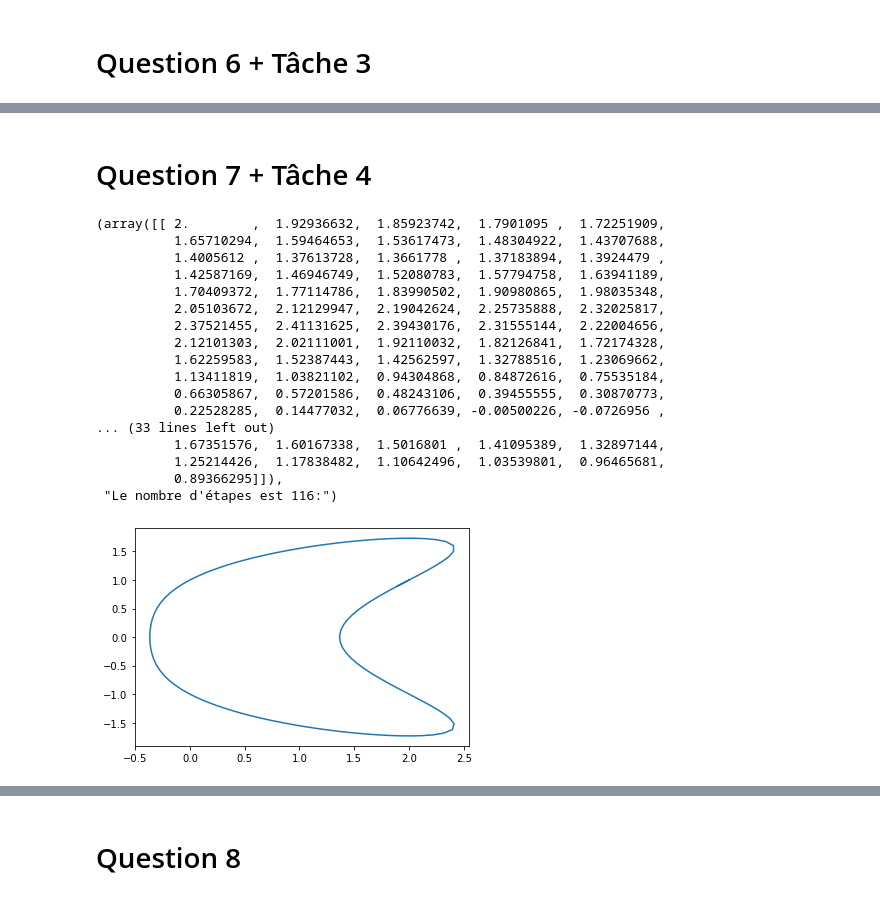
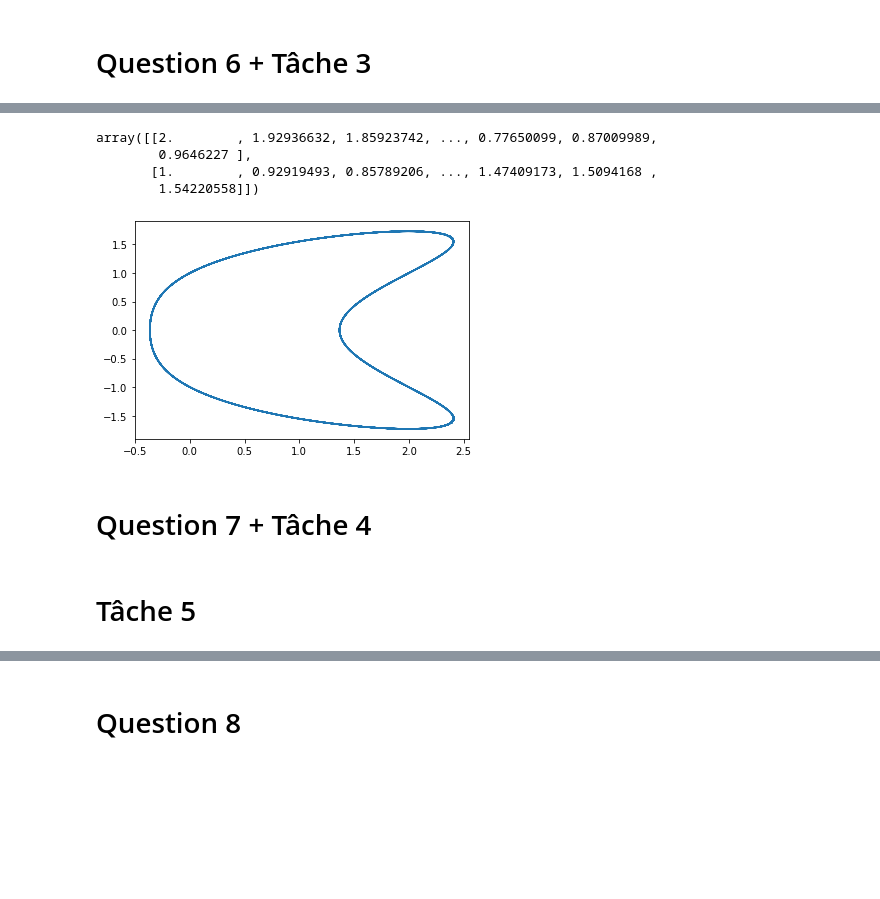
Before and after one commit to HugoDLM/Projet-numerique, a Jupyter notebook: Devoir.ipynb, the cells around one changed output, grey strips where cells are left out. Saved outputs shown, nothing was run; the diff lists cells and outputs as text; code cells hidden in the pictures; blank space fills up the shorter version.

Commit message:
Q6+Q8 et Tâches 7,8

```diff
--- a/Devoir.ipynb
+++ b/Devoir.ipynb
@@ -167,10 +167,10 @@ x1,y1,x2,y2,x0,y0=[],[],[],[],[],[]
 for k in range(10):
     for j in range(10):
         try:
-            if abs(Newton(F1,x[k],x[j],eps,N)[0]- Newton(F1,0.8,0.8,eps,N)[0])<0.1:
+            if abs(Newton(F1,x[k],x[j])[0]- Newton(F1,0.8,0.8)[0])<0.1:
                 x1.append(x[k])
                 y1.append(x[j])
-            elif abs(Newton(F1,x[k],x[j],eps,N)[0]- Newton(F1,-0.5,-0.5,eps,N)[0])<0.1:
+            elif abs(Newton(F1,x[k],x[j])[0]- Newton(F1,-0.5,-0.5)[0])<0.1:
                 x2.append(x[k])
                 y2.append(x[j])
         except:
@@ -198,33 +217,41 @@ Question 6 + Tâche 3
 # %%
 c=2.0
 
 def level_curve(f, x0, y0, delta=0.1, N=1000, eps=eps):
     a, b = x0, y0
     def F(x,y):
         return np.array([f(x,y)-c,(x-a)**2+(y-b)**2-delta**2])
     tableau = np.zeros((2,N),float)
     tableau[0][0],tableau[1][0]=x0,y0
     etapes = 0
     while etapes<N-1:
         etapes+=1
         a,b=x0,y0
         #Initialisation pour une recherche "à droite"
-        x1,y1=x0+(1/numpy.linalg.norm(grad(f)(x0,y0)))**(-1)*grad(f)(x0,y0)[1]*delta/10,y0-(1/numpy.linalg.norm(grad(f)(x0,y0)))**(-1)*grad(f)(x0,y0)[0]*delta/10
+        dx = (1/numpy.linalg.norm(grad(f)(x0,y0)))**(-1)*grad(f)(x0,y0)[1]*delta/10
+        dy = -(1/numpy.linalg.norm(grad(f)(x0,y0)))**(-1)*grad(f)(x0,y0)[0]*delta/10
+        x1,y1=x0+dx,y0+dy
         x1,y1=Newton(F,x1,y1,eps,100)
         tableau[0][etapes]=x1
         tableau[1][etapes]=y1
         #Vérification du point
         p=((1/numpy.linalg.norm(grad(f)(x0,y0)))**(-1))*(grad(f)(x0,y0)[1]*(x1-x0)-grad(f)(x0,y0)[0]*(y1-y0))
         if p<=0:
             return 'error'
         x0,y0=x1,y1
     x=tableau[0]
     y=tableau[1]
     plt.plot(x,y)
     plt.show
     return tableau
 
-level_curve(f2,2.0,1.0,0.1,1000,eps)
+level_curve(f2,2.0,1.0)
+# %% [output]
+array([[2.        , 1.92936632, 1.85923742, ..., 0.77650099, 0.87009989,
+        0.9646227 ],
+       [1.        , 0.92919493, 0.85789206, ..., 1.47409173, 1.5094168 ,
+        1.54220558]])
+[figure, added]
 # %% [markdown]
 Question 7 + Tâche 4
 ==
@@ -259,7 +286,7 @@ def test_inter(tableau,etapes,x,y):
 
 
 
-def level_curve(f, x0, y0, delta=0.1, N=1000, eps=eps):
+def level_curve_optimized(f, x0, y0, delta=0.1, N=1000, eps=eps):
     a,b=x0,y0
     def F(x,y):
         return np.array([f(x,y)-c,(x-a)**2+(y-b)**2-delta**2])
@@ -268,11 +295,11 @@ def level_curve(f, x0, y0, delta=0.1, N=1000, eps=eps):
     etapes=0
     intersection = False
     while etapes<N-1 and intersection==False :
-        #Ne pas lancer test_inter si pas au moins 2 points dans le tableau
         a,b=x0,y0
         #Initialisation pour une recherche "à droite"
         x1,y1=x0+(1/numpy.linalg.norm(grad(f)(x0,y0)))**(-1)*grad(f)(x0,y0)[1]*delta/10,y0-(1/numpy.linalg.norm(grad(f)(x0,y0)))**(-1)*grad(f)(x0,y0)[0]*delta/10
         x1,y1=Newton(F,x1,y1,eps,100)
+        #Lancer le test si au moins 3 points dans le tableau
         if etapes>2:
             intersection = test_inter(tableau,etapes,x1,y1)
         etapes+=1
@@ -288,26 +315,6 @@ def level_curve(f, x0, y0, delta=0.1, N=1000, eps=eps):
     plt.plot(x[:etapes],y[:etapes])
     plt.show
     return tableau[:etapes,:etapes],f"Le nombre d'étapes est {etapes}:"
-
-level_curve(f2,2.0,1.0,0.1,1000,eps)
-#tableau=[[0,5,4],[0,3,1]]
-#test_inter(tableau,3,1,2)
-# %% [output]
-(array([[ 2.        ,  1.92936632,  1.85923742,  1.7901095 ,  1.72251909,
-          1.65710294,  1.59464653,  1.53617473,  1.48304922,  1.43707688,
-          1.4005612 ,  1.37613728,  1.3661778 ,  1.37183894,  1.3924479 ,
-          1.42587169,  1.46946749,  1.52080783,  1.57794758,  1.63941189,
-          1.70409372,  1.77114786,  1.83990502,  1.90980865,  1.98035348,
-          2.05103672,  2.12129947,  2.19042624,  2.25735888,  2.32025817,
-          2.37521455,  2.41131625,  2.39430176,  2.31555144,  2.22004656,
-          2.12101303,  2.02111001,  1.92110032,  1.82126841,  1.72174328,
-          1.62259583,  1.52387443,  1.42562597,  1.32788516,  1.23069662,
-          1.13411819,  1.03821102,  0.94304868,  0.84872616,  0.75535184,
-          0.66305867,  0.57201586,  0.48243106,  0.39455555,  0.30870773,
-          0.22528285,  0.14477032,  0.06776639, -0.00500226, -0.0726956 ,
-... (33 lines left out)
-          1.67351576,  1.60167338,  1.5016801 ,  1.41095389,  1.32897144,
-          1.25214426,  1.17838482,  1.10642496,  1.03539801,  0.96465681,
-          0.89366295]]),
- "Le nombre d'étapes est 116:")
-[figure, removed]
+# %% [markdown]
+Tâche 5
+==
```
Also changed, not shown: parts of 12 cells of this notebook, 1 other file.
